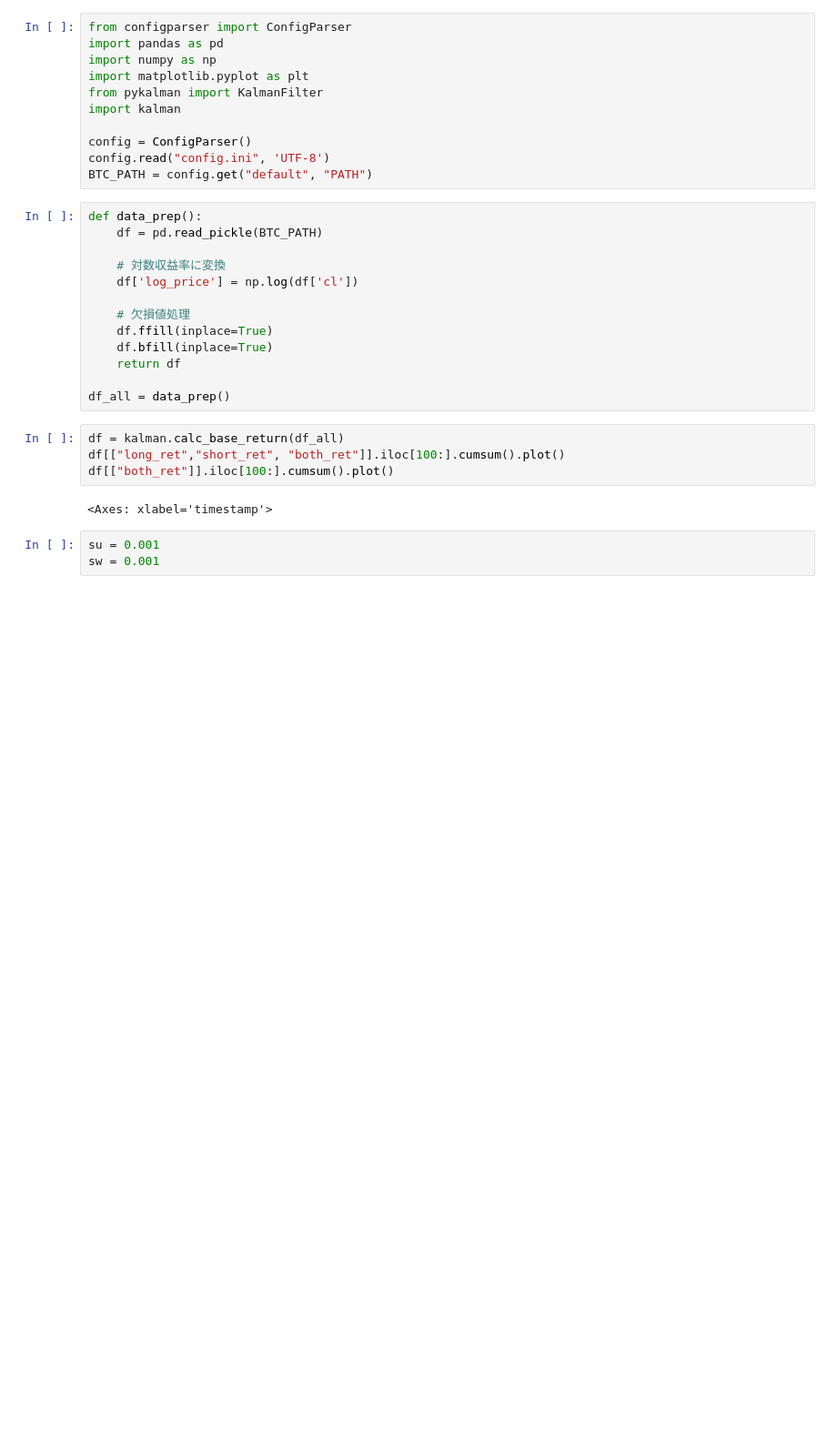
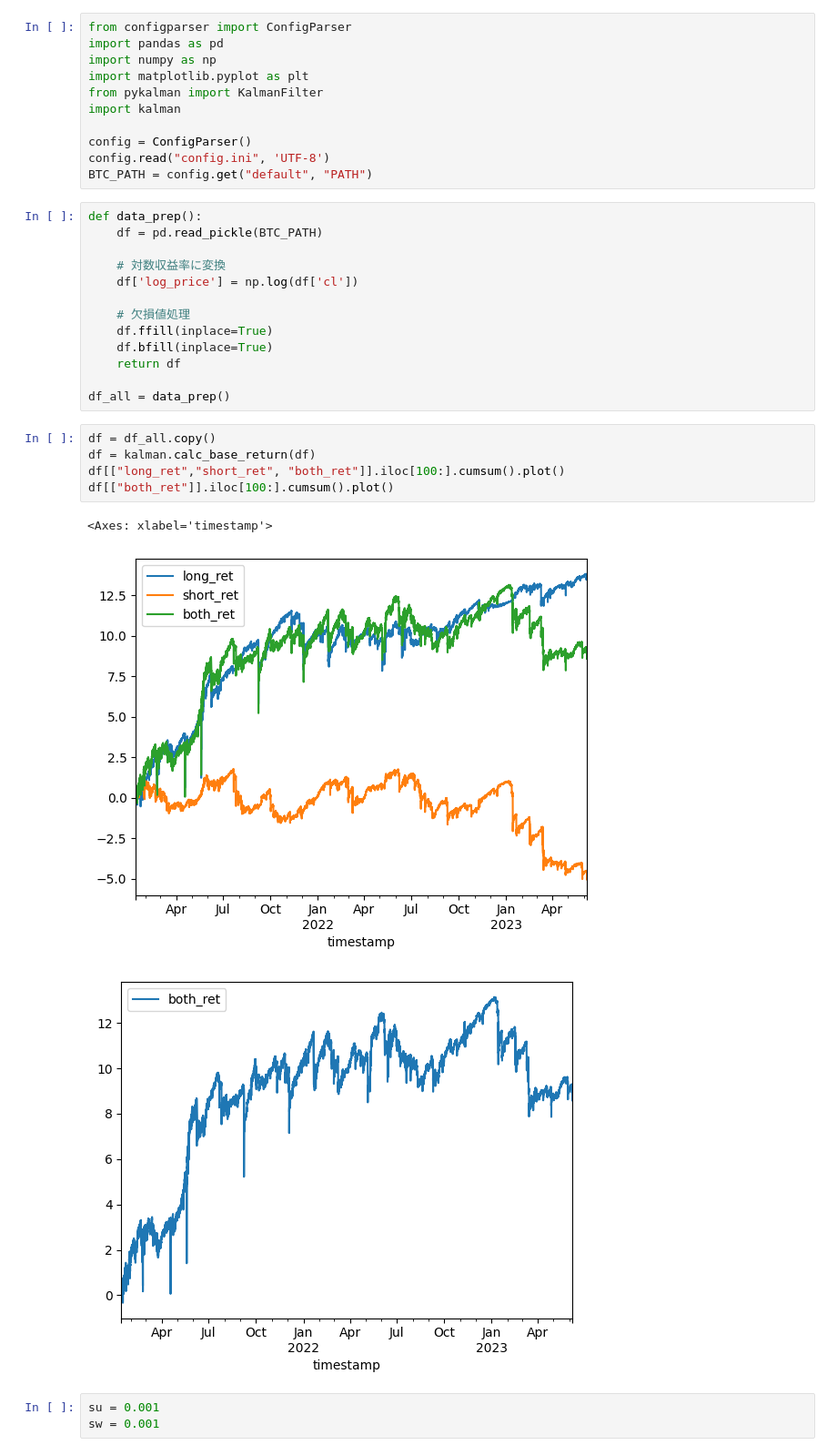
Before and after one commit to MizusakoSadanobu/kalman_filter_trade, a Jupyter notebook: main.ipynb, the cells around one changed output. Shown at 91% size. Saved outputs shown, nothing was run; the diff lists cells and outputs as text; blank space fills up the shorter version.

```diff
--- a/main.ipynb
+++ b/main.ipynb
@@ -23,11 +23,14 @@ def data_prep():
 
 df_all = data_prep()
 # %%
-df = kalman.calc_base_return(df_all)
+df = df_all.copy()
+df = kalman.calc_base_return(df)
 df[["long_ret","short_ret", "both_ret"]].iloc[100:].cumsum().plot()
 df[["both_ret"]].iloc[100:].cumsum().plot()
 # %% [output]
 <Axes: xlabel='timestamp'>
+[figure, added]
+[figure, added]
 # %%
 su = 0.001
 sw = 0.001
```
